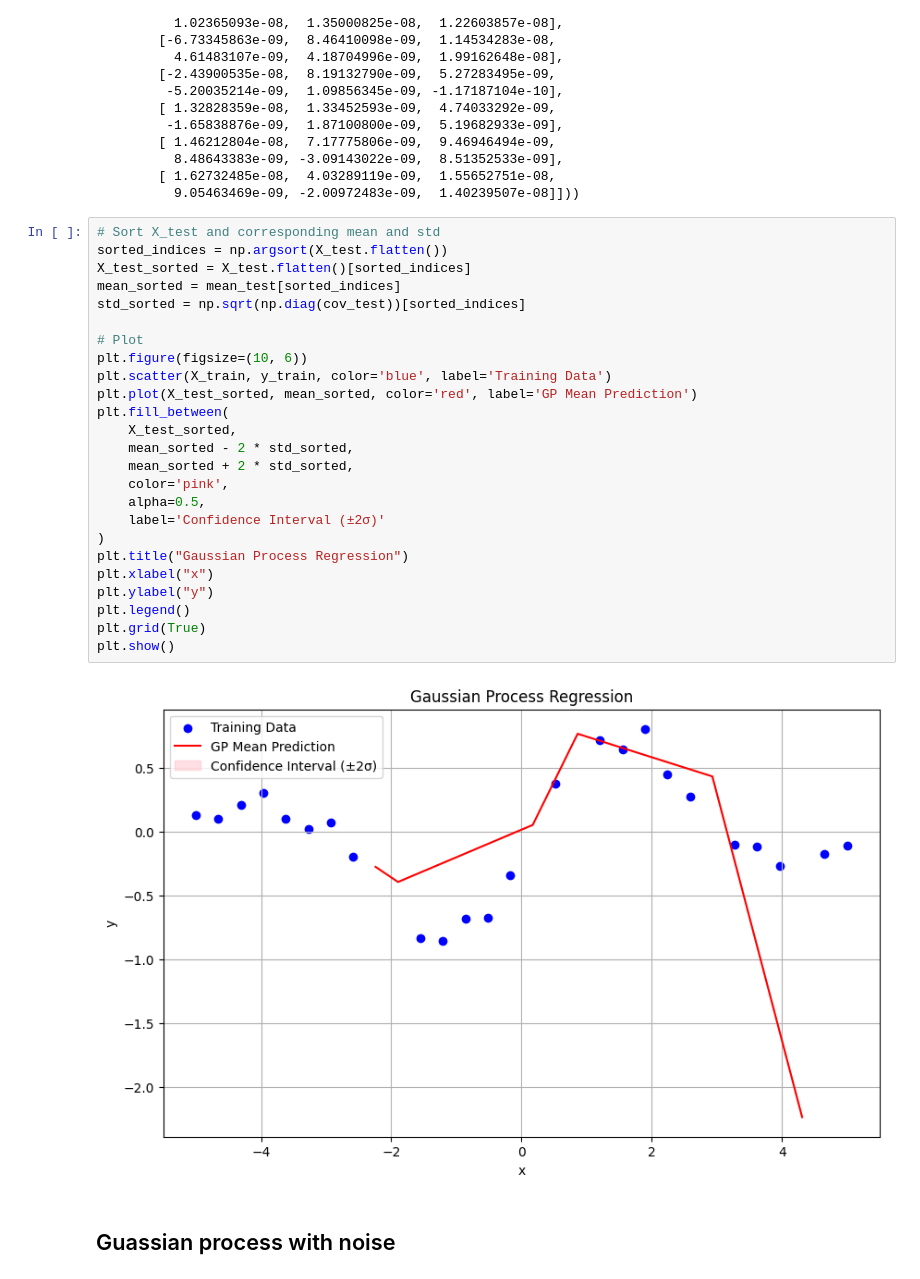
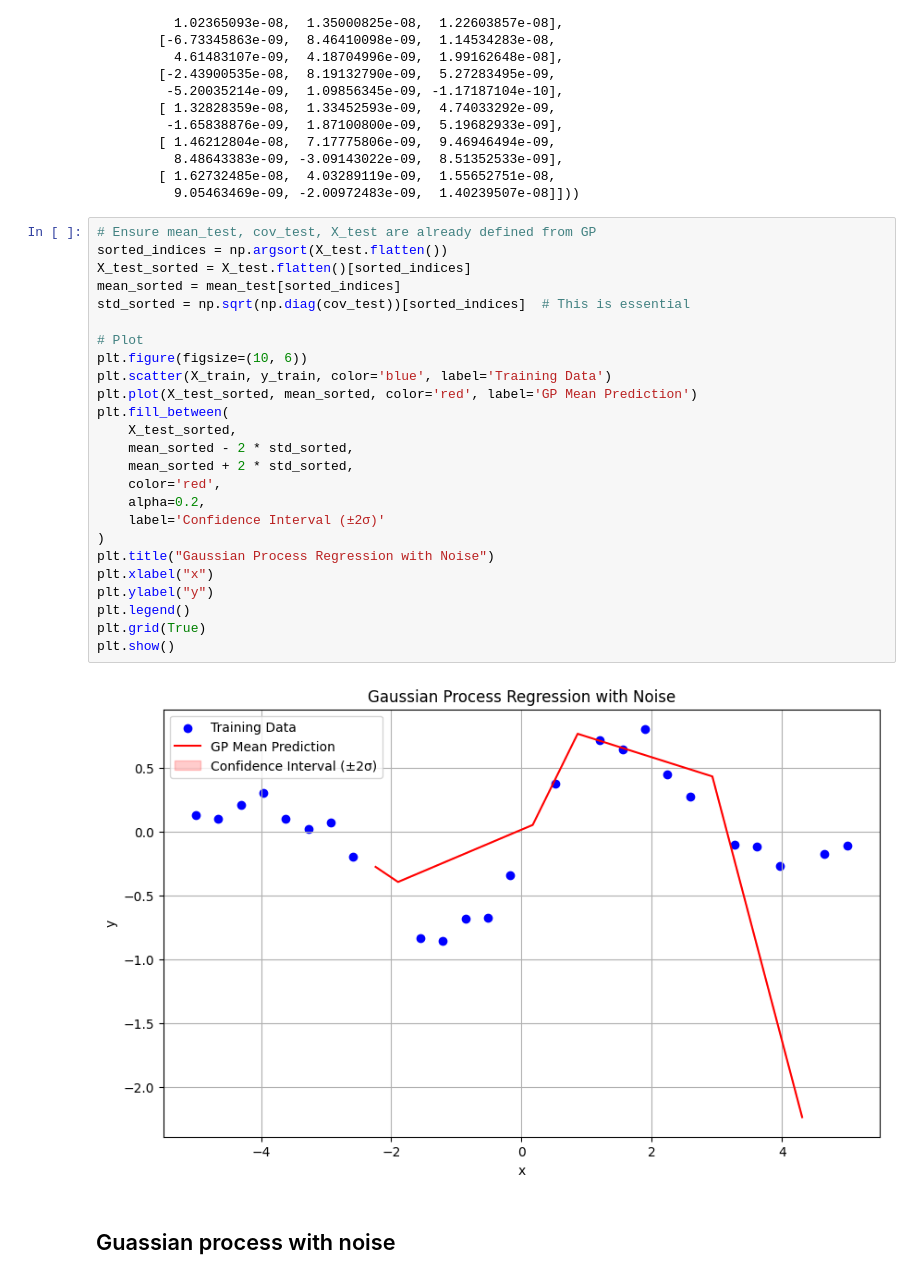
Before and after one commit to Hanifemam/pattern_recognition, a Jupyter notebook: course_implementation/gp.ipynb, the cells around one changed output. Saved outputs shown, nothing was run; the diff lists cells and outputs as text.

Commit message:
plots updated

```diff
--- a/course_implementation/gp.ipynb
+++ b/course_implementation/gp.ipynb
@@ -76,32 +76,32 @@ k_star_star shape: (6, 6)
         [ 1.62732485e-08,  4.03289119e-09,  1.55652751e-08,
           9.05463469e-09, -2.00972483e-09,  1.40239507e-08]]))
 # %%
-# Sort X_test and corresponding mean and std
+# Ensure mean_test, cov_test, X_test are already defined from GP
 sorted_indices = np.argsort(X_test.flatten())
 X_test_sorted = X_test.flatten()[sorted_indices]
 mean_sorted = mean_test[sorted_indices]
-std_sorted = np.sqrt(np.diag(cov_test))[sorted_indices]
+std_sorted = np.sqrt(np.diag(cov_test))[sorted_indices]  # This is essential
 
 # Plot
 plt.figure(figsize=(10, 6))
 plt.scatter(X_train, y_train, color='blue', label='Training Data')
 plt.plot(X_test_sorted, mean_sorted, color='red', label='GP Mean Prediction')
 plt.fill_between(
     X_test_sorted,
     mean_sorted - 2 * std_sorted,
     mean_sorted + 2 * std_sorted,
-    color='pink',
-    alpha=0.5,
+    color='red',
+    alpha=0.2,
     label='Confidence Interval (±2σ)'
 )
-plt.title("Gaussian Process Regression")
+plt.title("Gaussian Process Regression with Noise")
 plt.xlabel("x")
 plt.ylabel("y")
 plt.legend()
 plt.grid(True)
 plt.show()
 # %% [output]
-[figure, old version]
+[figure, new version]
 # %% [markdown]
 ## Guassian process with noise
 # %%
```
Also changed, not shown: parts of 1 cell of this notebook.
